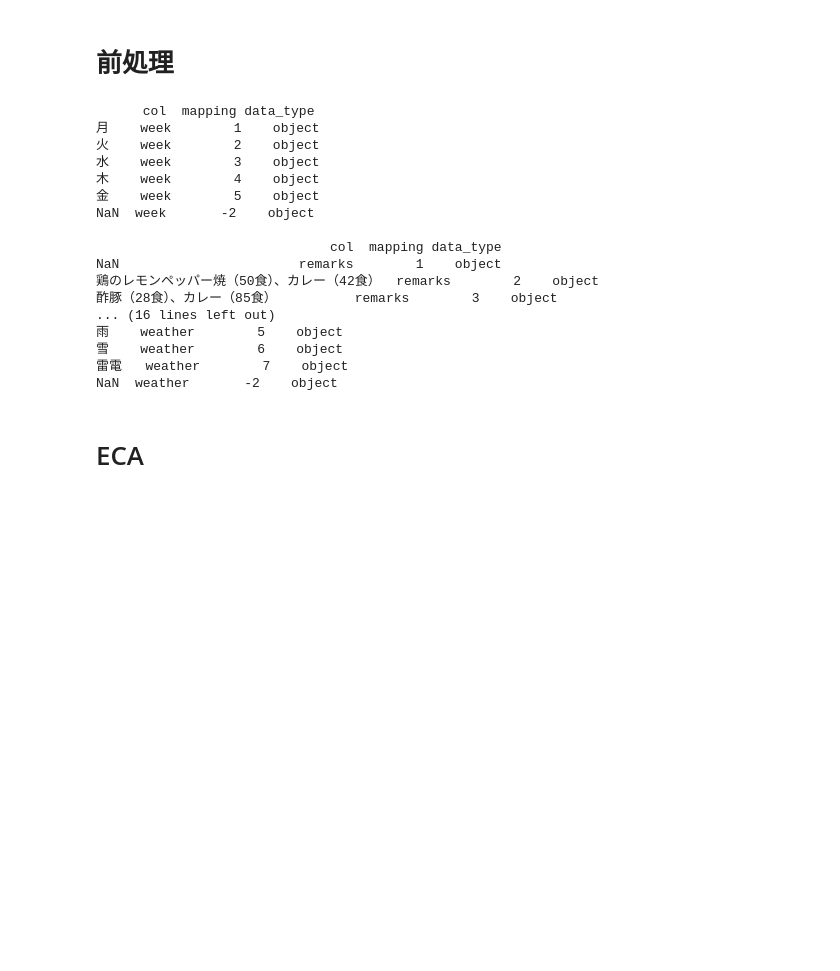
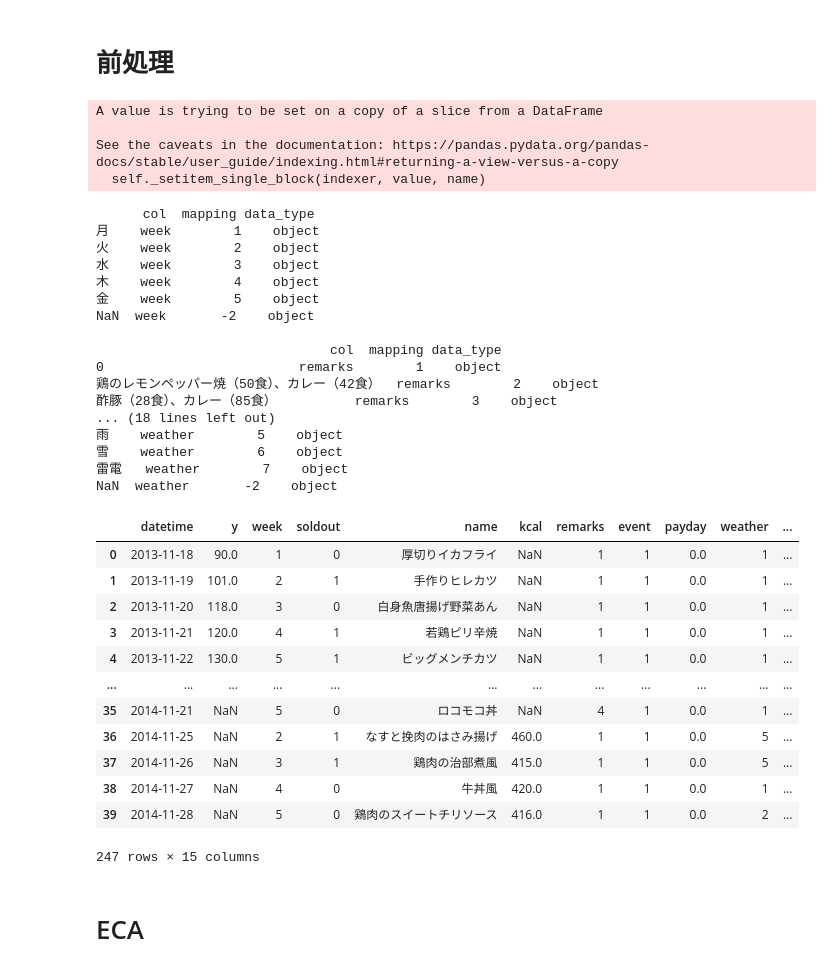
Before and after one commit to chanzone-khm/signate_practice_lunchbox, a Jupyter notebook: work/211005_initial.ipynb, the cells around one changed output. Saved outputs shown, nothing was run; the diff lists cells and outputs as text; code cells hidden in the pictures; blank space fills up the shorter version.

```diff
--- a/work/211005_initial.ipynb
+++ b/work/211005_initial.ipynb
@@ -67,6 +97,11 @@ test['train_flg'] = False
 
 # データの結合
 all_data = pd.concat([train, test], axis = 0)
+
+# NaNの穴埋め
+all_data['payday'] = all_data['payday'].fillna(0)
+all_data['remarks'] = all_data['remarks'].fillna(0)
+all_data['event'] = all_data['event'].fillna(0)
 
 
 ### 作った関数を使って前処理していく
@@ -82,27 +117,51 @@ encoding_col_name_list = ['week',
 
 all_data = encoding_func(all_data, encoding_col_name_list)
 
+# 祝日前後の平日にflg
+after_holiday_func(all_data)
+before_holiday_func(all_data)
+
 # train と testにもどす。
 df_train = all_data.loc[all_data['train_flg'] == True]
 df_test = all_data.loc[all_data['train_flg'] == False]
 # %% [output]
-      col  mapping data_type
-月    week        1    object
-火    week        2    object
-水    week        3    object
-木    week        4    object
-金    week        5    object
-NaN  week       -2    object
+A value is trying to be set on a copy of a slice from a DataFrame
 
-                              col  mapping data_type
-NaN                       remarks        1    object
-鶏のレモンペッパー焼（50食）、カレー（42食）  remarks        2    object
-酢豚（28食）、カレー（85食）          remarks        3    object
-... (16 lines left out)
-雨    weather        5    object
-雪    weather        6    object
-雷電   weather        7    object
-NaN  weather       -2    object
+See the caveats in the documentation: https://pandas.pydata.org/pandas-docs/stable/user_guide/indexing.html#returning-a-view-versus-a-copy
+  self._setitem_single_block(indexer, value, name)
+      col  mapping data_type
+月    week        1    object
+火    week        2    object
+水    week        3    object
+木    week        4    object
+金    week        5    object
+NaN  week       -2    object
+
+                              col  mapping data_type
+0                         remarks        1    object
+鶏のレモンペッパー焼（50食）、カレー（42食）  remarks        2    object
+酢豚（28食）、カレー（85食）          remarks        3    object
+... (18 lines left out)
+雨    weather        5    object
+雪    weather        6    object
+雷電   weather        7    object
+NaN  weather       -2    object
+# %%
+all_data
+# %% [output]
+|  | datetime | y | week | soldout | name | kcal | remarks | event | payday | weather | ... |
+| 0 | 2013-11-18 | 90.0 | 1 | 0 | 厚切りイカフライ | NaN | 1 | 1 | 0.0 | 1 | ... |
+| 1 | 2013-11-19 | 101.0 | 2 | 1 | 手作りヒレカツ | NaN | 1 | 1 | 0.0 | 1 | ... |
+| 2 | 2013-11-20 | 118.0 | 3 | 0 | 白身魚唐揚げ野菜あん | NaN | 1 | 1 | 0.0 | 1 | ... |
+| 3 | 2013-11-21 | 120.0 | 4 | 1 | 若鶏ピリ辛焼 | NaN | 1 | 1 | 0.0 | 1 | ... |
+| 4 | 2013-11-22 | 130.0 | 5 | 1 | ビッグメンチカツ | NaN | 1 | 1 | 0.0 | 1 | ... |
+| ... | ... | ... | ... | ... | ... | ... | ... | ... | ... | ... | ... |
+| 35 | 2014-11-21 | NaN | 5 | 0 | ロコモコ丼 | NaN | 4 | 1 | 0.0 | 1 | ... |
+| 36 | 2014-11-25 | NaN | 2 | 1 | なすと挽肉のはさみ揚げ | 460.0 | 1 | 1 | 0.0 | 5 | ... |
+| 37 | 2014-11-26 | NaN | 3 | 1 | 鶏肉の治部煮風 | 415.0 | 1 | 1 | 0.0 | 5 | ... |
+| 38 | 2014-11-27 | NaN | 4 | 0 | 牛丼風 | 420.0 | 1 | 1 | 0.0 | 1 | ... |
+| 39 | 2014-11-28 | NaN | 5 | 0 | 鶏肉のスイートチリソース | 416.0 | 1 | 1 | 0.0 | 2 | ... |
+247 rows × 15 columns
 # %% [markdown]
 # ECA
 # %%
```
Also changed, not shown: parts of 14 cells of this notebook.
